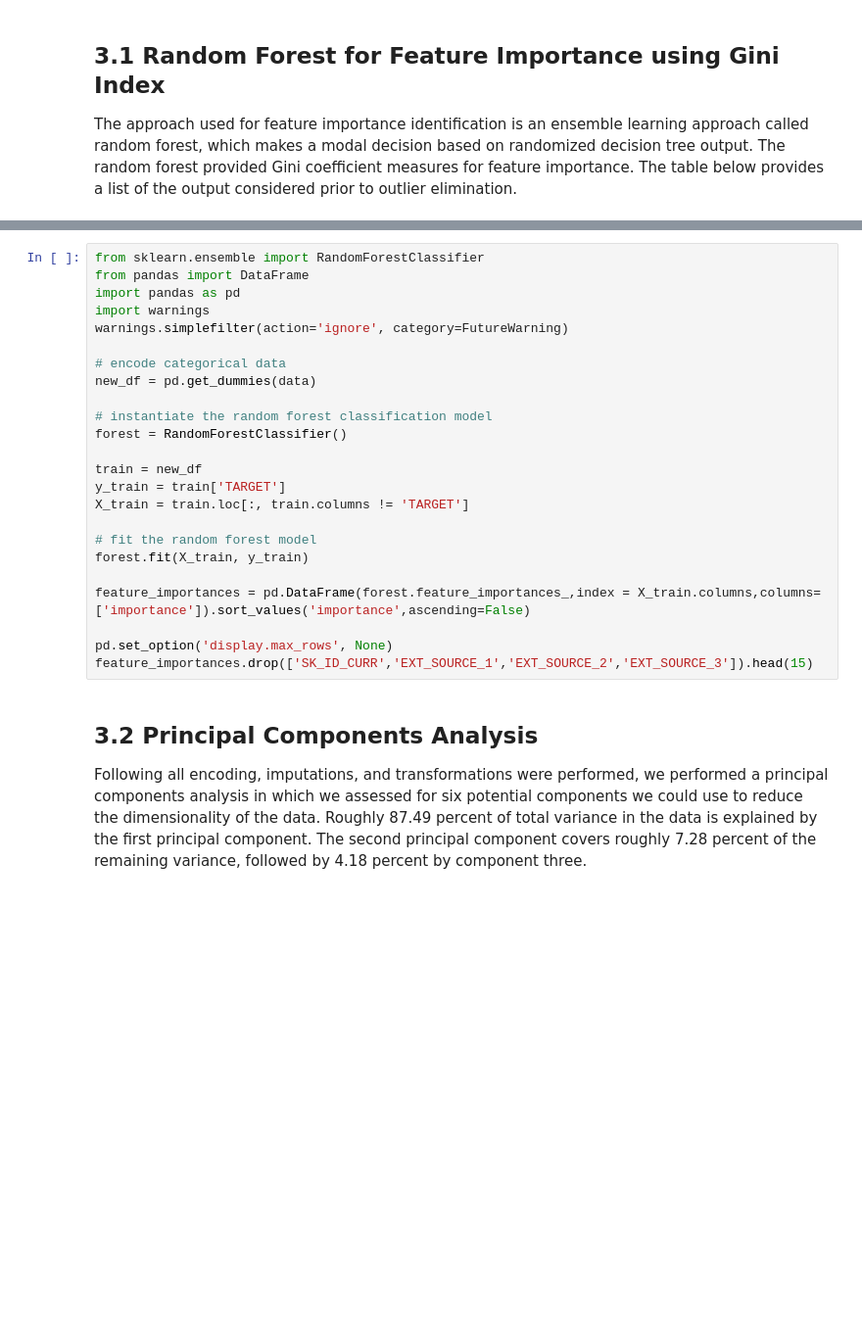
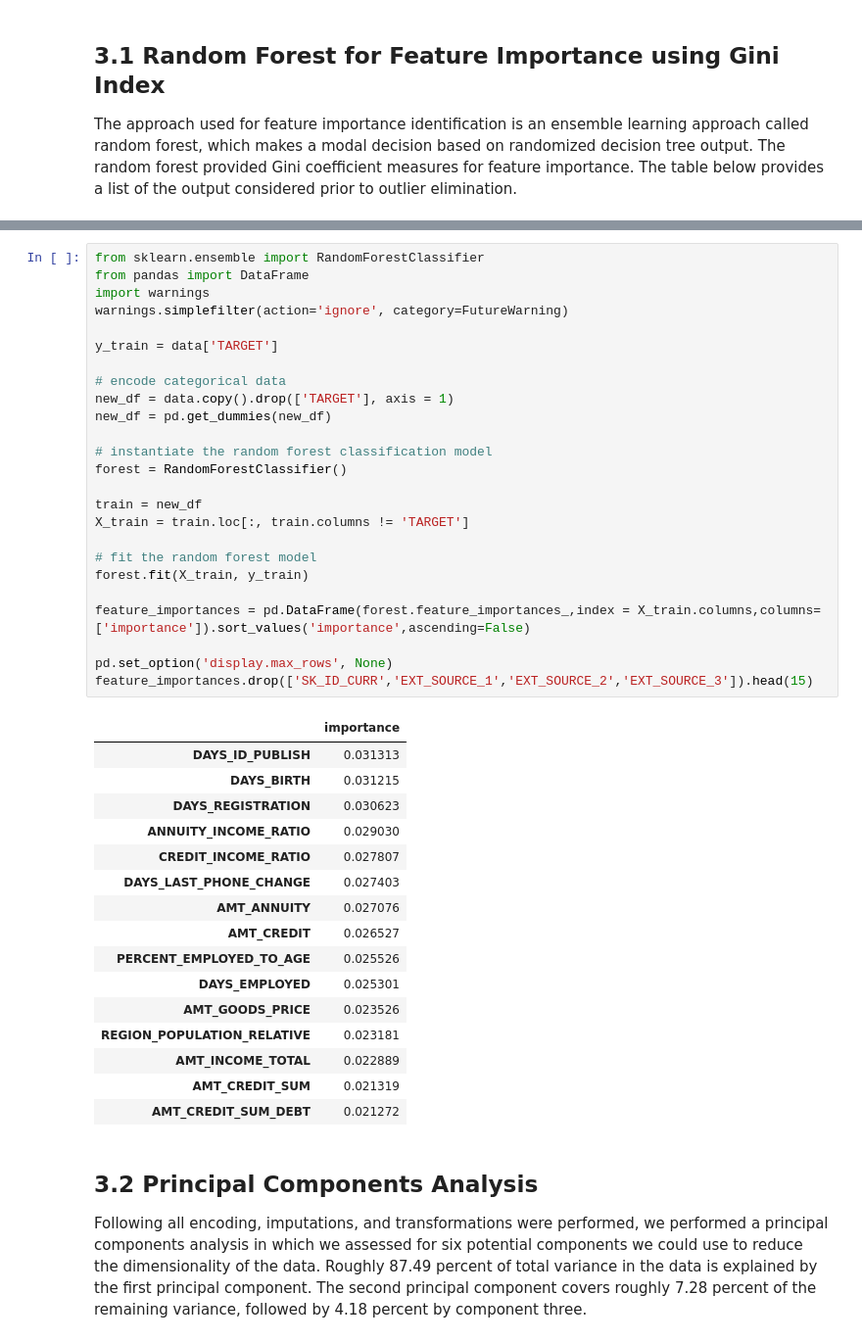
Before and after one commit to sjmiller8182/home-credit-default-risk, a Jupyter notebook: MiniLab1 CRISP-DM .ipynb, the cells around one changed output, grey strips where cells are left out. Shown at 98% size. Cells and saved outputs as stored; diff of their text form; blank space fills up the shorter version.

```diff
--- a/MiniLab1 CRISP-DM .ipynb
+++ b/MiniLab1 CRISP-DM .ipynb
@@ -923,27 +999,45 @@ The approach used for feature importance identification is an ensemble learning
 # %%
 from sklearn.ensemble import RandomForestClassifier
 from pandas import DataFrame
-import pandas as pd
 import warnings
 warnings.simplefilter(action='ignore', category=FutureWarning)
 
+y_train = data['TARGET']
+
 # encode categorical data
-new_df = pd.get_dummies(data)
+new_df = data.copy().drop(['TARGET'], axis = 1)
+new_df = pd.get_dummies(new_df)
 
 # instantiate the random forest classification model
 forest = RandomForestClassifier()
 
 train = new_df
-y_train = train['TARGET']
 X_train = train.loc[:, train.columns != 'TARGET']
 
 # fit the random forest model
 forest.fit(X_train, y_train)
 
 feature_importances = pd.DataFrame(forest.feature_importances_,index = X_train.columns,columns=['importance']).sort_values('importance',ascending=False)
 
 pd.set_option('display.max_rows', None)
 feature_importances.drop(['SK_ID_CURR','EXT_SOURCE_1','EXT_SOURCE_2','EXT_SOURCE_3']).head(15)
+# %% [output]
+|  | importance |
+| DAYS_ID_PUBLISH | 0.031313 |
+| DAYS_BIRTH | 0.031215 |
+| DAYS_REGISTRATION | 0.030623 |
+| ANNUITY_INCOME_RATIO | 0.029030 |
+| CREDIT_INCOME_RATIO | 0.027807 |
+| DAYS_LAST_PHONE_CHANGE | 0.027403 |
+| AMT_ANNUITY | 0.027076 |
+| AMT_CREDIT | 0.026527 |
+| PERCENT_EMPLOYED_TO_AGE | 0.025526 |
+| DAYS_EMPLOYED | 0.025301 |
+| AMT_GOODS_PRICE | 0.023526 |
+| REGION_POPULATION_RELATIVE | 0.023181 |
+| AMT_INCOME_TOTAL | 0.022889 |
+| AMT_CREDIT_SUM | 0.021319 |
+| AMT_CREDIT_SUM_DEBT | 0.021272 |
 # %% [markdown]
 ## 3.2 Principal Components Analysis<a class="anchor" id="princomp"></a>
 Following all encoding, imputations, and transformations were performed, we performed a principal components analysis in which we assessed for six potential components we could use to reduce the dimensionality of the data. Roughly 87.49 percent of total variance in the data is explained by the first principal component. The second principal component covers roughly 7.28 percent of the remaining variance, followed by 4.18 percent by component three.
```
Also changed, not shown: parts of 27 cells of this notebook, 1 other file.
